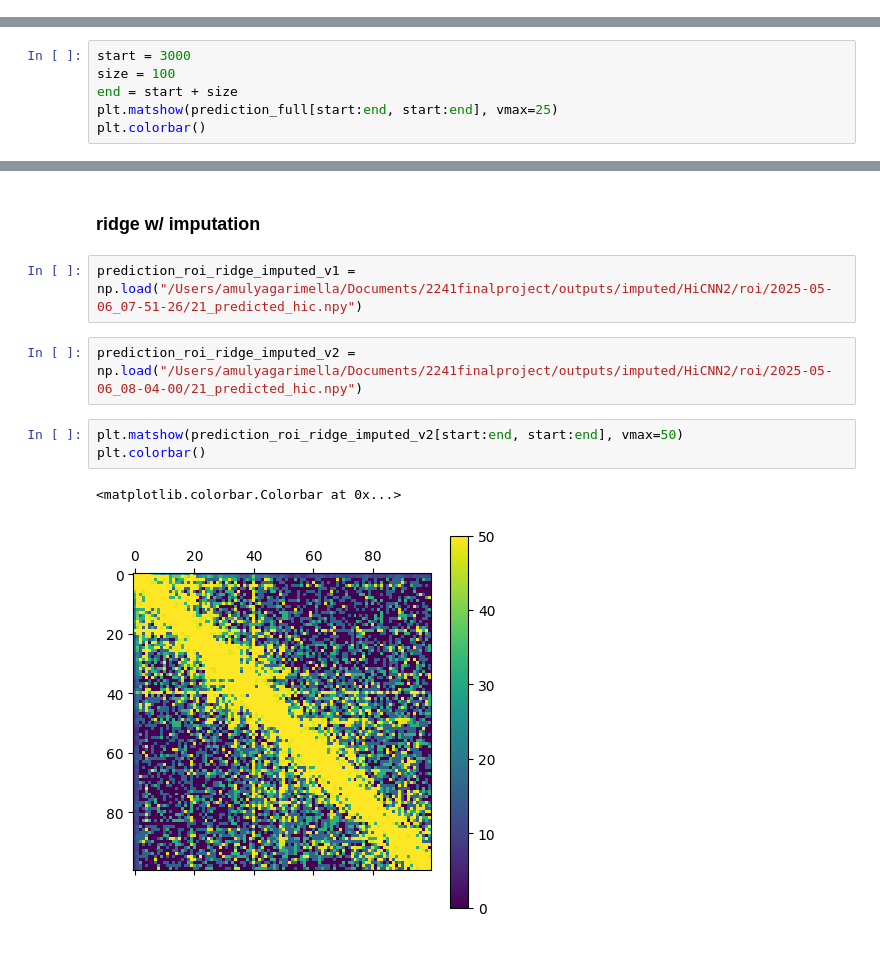
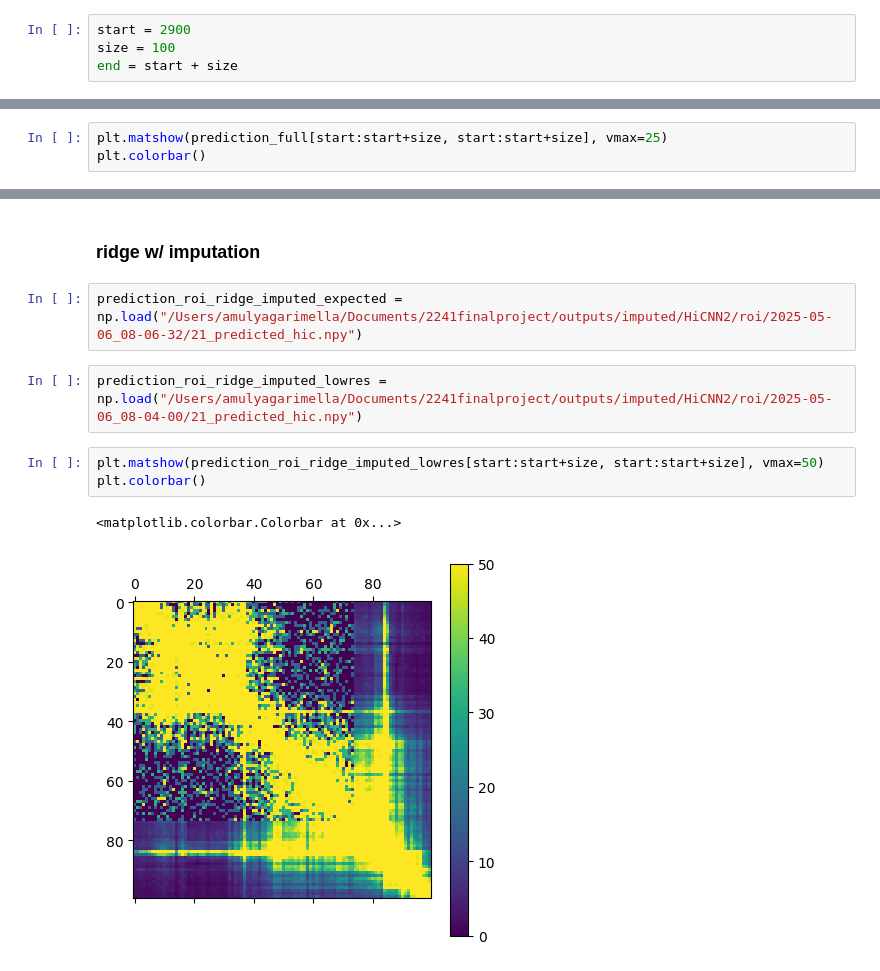
Before and after one commit to amulyagarimella/fast-sequencing-AI-imputation, a Jupyter notebook: notebooks/run_hicnn2.ipynb, the cells around one changed output, grey strips where cells are left out. Drawn from its saved outputs; the diff is of its cells as text.

```diff
--- a/notebooks/run_hicnn2.ipynb
+++ b/notebooks/run_hicnn2.ipynb
@@ -59,13 +59,14 @@ for i in range(0, np.shape(orig_matrix_submat)[0]):
 ... (8 outputs left out)
 # %% [markdown]
 ## chr21 data
+# %%
+start = 2900
+size = 100
+end = start + size
 # %%
 prediction_full = np.load("/Users/amulyagarimella/Documents/2241finalproject/outputs/imputed/HiCNN2/full/2025-05-05_20-05-06/21_predicted_hic.npy")
 # %%
-start = 3000
-size = 100
-end = start + size
-plt.matshow(prediction_full[start:end, start:end], vmax=25)
+plt.matshow(prediction_full[start:start+size, start:start+size], vmax=25)
 plt.colorbar()
 # %% [output]
 <matplotlib.colorbar.Colorbar at 0x...>
@@ -95,12 +96,12 @@ plt.colorbar()
 # %% [markdown]
 ### ridge w/ imputation
 # %%
-prediction_roi_ridge_imputed_v1 = np.load("/Users/amulyagarimella/Documents/2241finalproject/outputs/imputed/HiCNN2/roi/2025-05-06_07-51-26/21_predicted_hic.npy")
+prediction_roi_ridge_imputed_expected = np.load("/Users/amulyagarimella/Documents/2241finalproject/outputs/imputed/HiCNN2/roi/2025-05-06_08-06-32/21_predicted_hic.npy")
 # %%
-prediction_roi_ridge_imputed_v2 = np.load("/Users/amulyagarimella/Documents/2241finalproject/outputs/imputed/HiCNN2/roi/2025-05-06_08-04-00/21_predicted_hic.npy")
+prediction_roi_ridge_imputed_lowres = np.load("/Users/amulyagarimella/Documents/2241finalproject/outputs/imputed/HiCNN2/roi/2025-05-06_08-04-00/21_predicted_hic.npy")
 # %%
-plt.matshow(prediction_roi_ridge_imputed_v2[start:end, start:end], vmax=50)
+plt.matshow(prediction_roi_ridge_imputed_lowres[start:start+size, start:start+size], vmax=50)
 plt.colorbar()
 # %% [output]
 <matplotlib.colorbar.Colorbar at 0x...>
-[figure, old version]
+[figure, new version]
```
Also changed, not shown: parts of 4 cells of this notebook.
